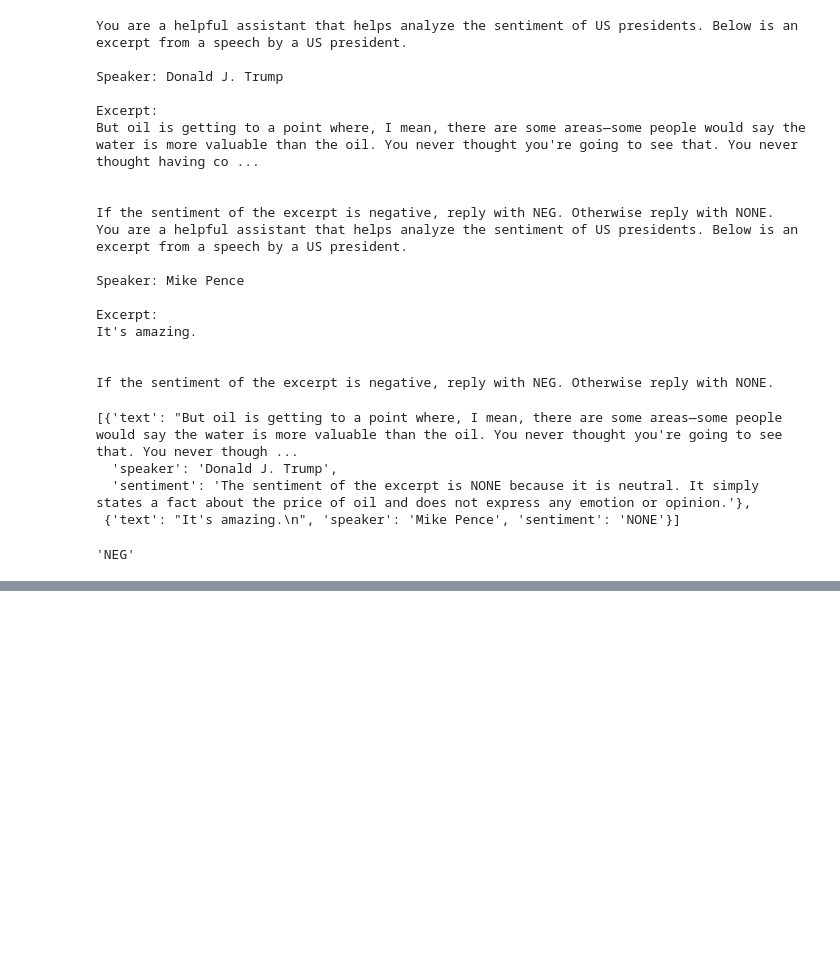
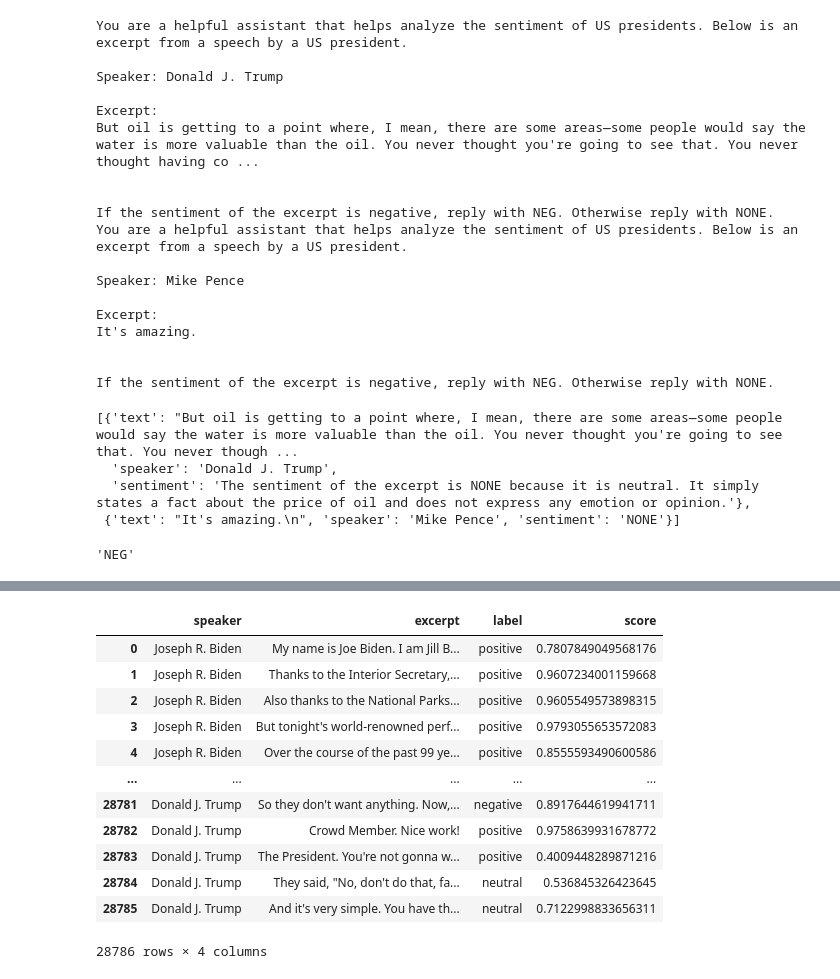
Before and after one commit to sangstar/presidential_sentiment, a Jupyter notebook: discover.ipynb, the cells around one changed output, grey strips where cells are left out. Drawn from its saved outputs; the diff is of its cells as text; code cells hidden in the pictures; blank space fills up the shorter version.

```diff
--- a/discover.ipynb
+++ b/discover.ipynb
@@ -126,0 +162,16 @@ pip install xformers.
+# %%
+current
+# %% [output]
+|  | speaker | excerpt | label | score |
+| 0 | Joseph R. Biden | My name is Joe Biden. I am Jill B... | positive | 0.7807849049568176 |
+| 1 | Joseph R. Biden | Thanks to the Interior Secretary,... | positive | 0.9607234001159668 |
+| 2 | Joseph R. Biden | Also thanks to the National Parks... | positive | 0.9605549573898315 |
+| 3 | Joseph R. Biden | But tonight's world-renowned perf... | positive | 0.9793055653572083 |
+| 4 | Joseph R. Biden | Over the course of the past 99 ye... | positive | 0.8555593490600586 |
+| ... | ... | ... | ... | ... |
+| 28781 | Donald J. Trump | So they don't want anything. Now,... | negative | 0.8917644619941711 |
+| 28782 | Donald J. Trump | Crowd Member. Nice work! | positive | 0.9758639931678772 |
+| 28783 | Donald J. Trump | The President. You're not gonna w... | positive | 0.4009448289871216 |
+| 28784 | Donald J. Trump | They said, "No, don't do that, fa... | neutral | 0.536845326423645 |
+| 28785 | Donald J. Trump | And it's very simple. You have th... | neutral | 0.7122998833656311 |
+28786 rows × 4 columns
```
Also changed, not shown: parts of 9 cells of this notebook, 3 other files.
